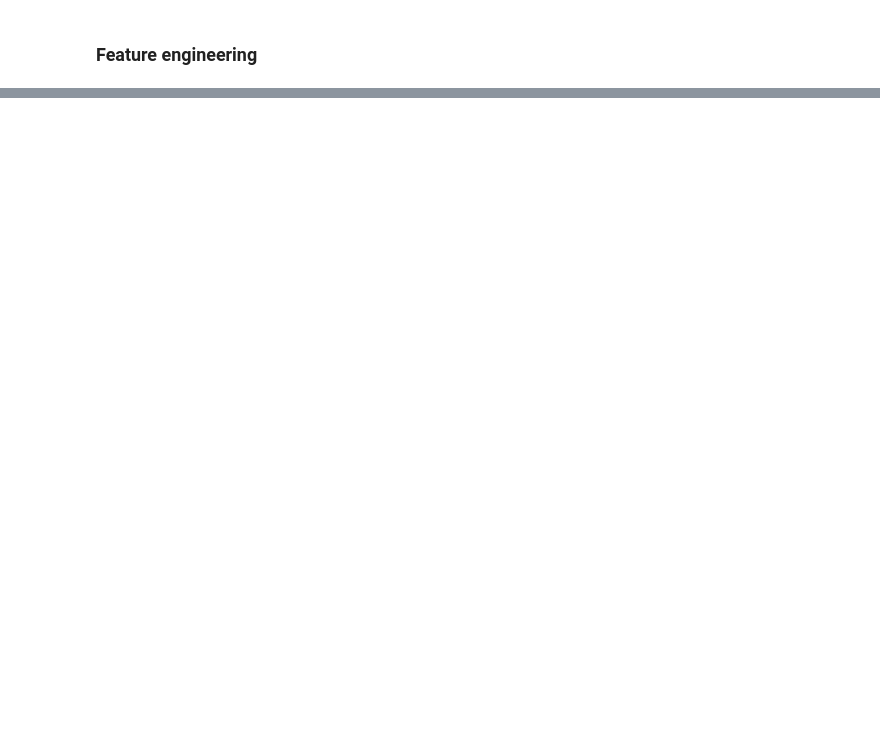
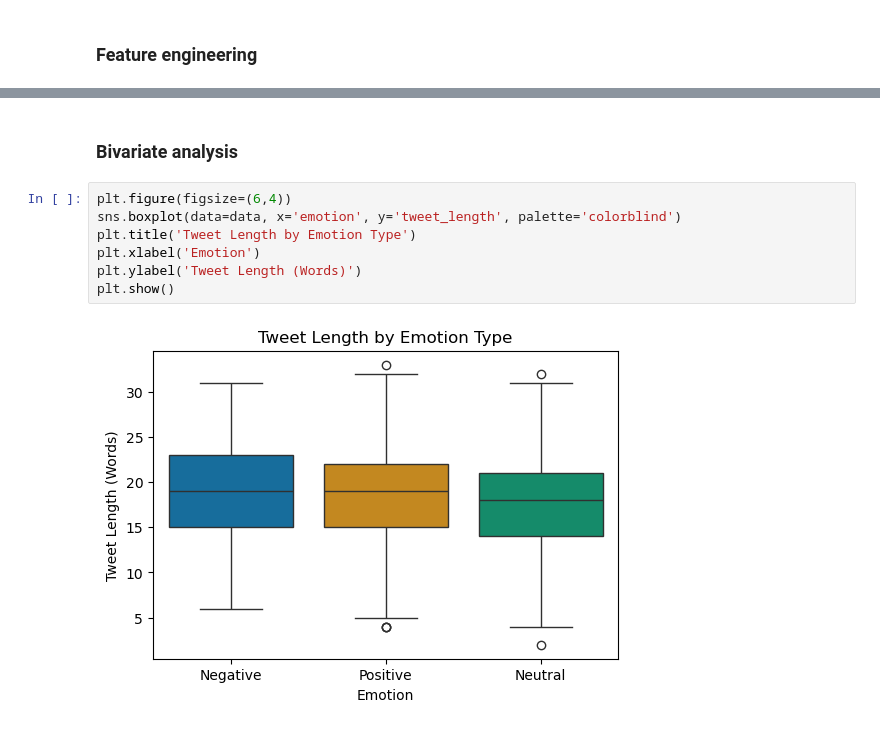
Before and after one commit to Julie-Nyawira/Phase4_Project, a Jupyter notebook: Index.ipynb, the cells around one changed output, grey strips where cells are left out. Saved outputs shown, nothing was run; the diff lists cells and outputs as text; blank space fills up the shorter version.

Commit message:
bivariate and univariate analysis

```diff
--- a/Index.ipynb
+++ b/Index.ipynb
@@ -185,0 +300,11 @@ Name: brand, dtype: int64
+# %% [markdown]
+### Bivariate analysis
+# %%
+plt.figure(figsize=(6,4))
+sns.boxplot(data=data, x='emotion', y='tweet_length', palette='colorblind')
+plt.title('Tweet Length by Emotion Type')
+plt.xlabel('Emotion')
+plt.ylabel('Tweet Length (Words)')
+plt.show()
+# %% [output]
+[figure, added]
```
Also changed, not shown: parts of 10 cells of this notebook.
